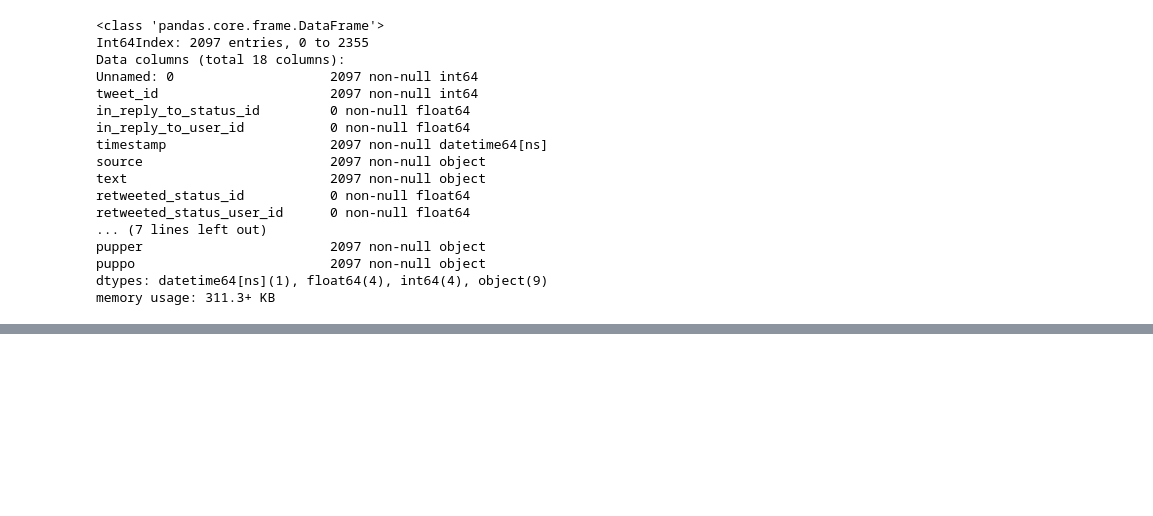
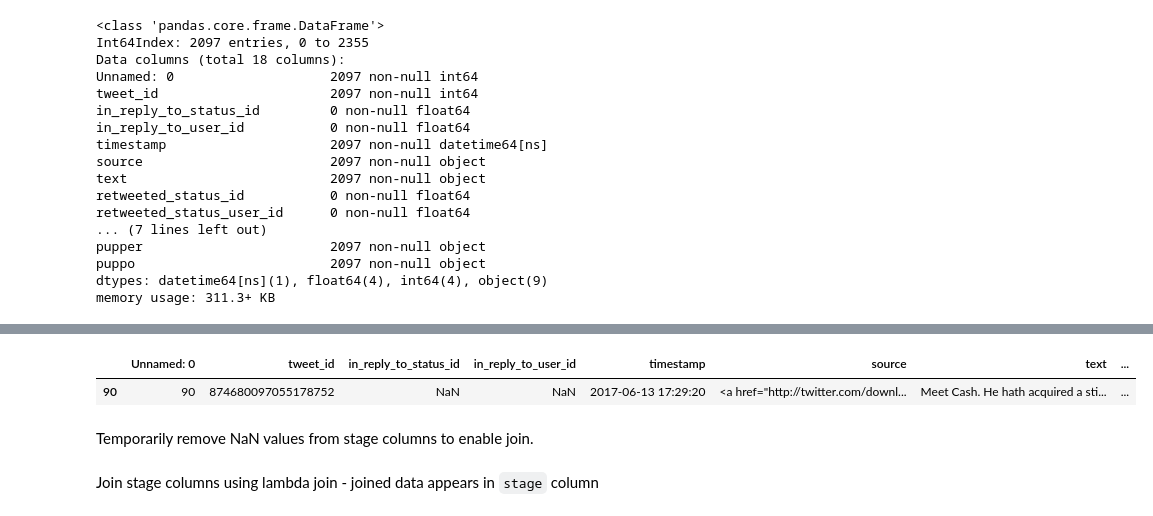
Before and after one commit to moscowjh/t2-p3-wrangle, a Jupyter notebook: wrangle_act.ipynb, the cells around one changed output, grey strips where cells are left out. Saved outputs shown, nothing was run; the diff lists cells and outputs as text; code cells hidden in the pictures; blank space fills up the shorter version.

```diff
--- a/wrangle_act.ipynb
+++ b/wrangle_act.ipynb
@@ -757,0 +821,2 @@ NameError: name 'tweet_errors' is not defined
+# %%
+df_clean.loc[df_clean['rating_denominator'] != 10, 'rating_denominator'] = 10
@@ -757,0 +840,5 @@ NameError: name 'tweet_errors' is not defined
+# %%
+df_clean['doggo'].replace('None', np.nan, inplace=True)
+df_clean['floofer'].replace('None', np.nan, inplace=True)
+df_clean['pupper'].replace('None', np.nan, inplace=True)
+df_clean['puppo'].replace('None', np.nan, inplace=True)
@@ -757,0 +877,9 @@ NameError: name 'tweet_errors' is not defined
+# %%
+# Saving missing tweets into list. This was done programatically above, but I didn't save
+# it into a csv and won't spend 40 minutes running that script again
+api_errors = [888202515573088257, 873697596434513921,869988702071779329,866816280283807744,\
+ 861769973181624320, 845459076796616705, 842892208864923648, 837012587749474308,\
+ 827228250799742977,802247111496568832,775096608509886464]
+
+# remove the api_errors tweets
+df_clean = df_clean.loc[~df_clean['tweet_id'].isin(api_errors),:]
@@ -757,0 +961,5 @@ NameError: name 'tweet_errors' is not defined
+# %%
+# change the datatype to string
+df_clean.tweet_id = df_clean.tweet_id.astype(str)
+df2_clean.tweet_id = df2_clean.tweet_id.astype(str)
+df3_clean.id = df3_clean.id.astype(str)
@@ -757,0 +1039,8 @@ NameError: name 'tweet_errors' is not defined
+# %%
+df_clean.sample(1)
+# df_clean.drop('stage', 1)
+# %% [output]
+|  | Unnamed: 0 | tweet_id | in_reply_to_status_id | in_reply_to_user_id | timestamp | source | text | ... |
+| 90 | 90 | 874680097055178752 | NaN | NaN | 2017-06-13 17:29:20 | <a href="http://twitter.com/downl... | Meet Cash. He hath acquired a sti... | ... |
+# %% [markdown]
+Temporarily remove NaN values from stage columns to enable join.
@@ -757,0 +1054,2 @@ NameError: name 'tweet_errors' is not defined
+# %% [markdown]
+Join stage columns using lambda join - joined data appears in `stage` column
```
Also changed, not shown: parts of 57 cells of this notebook.
